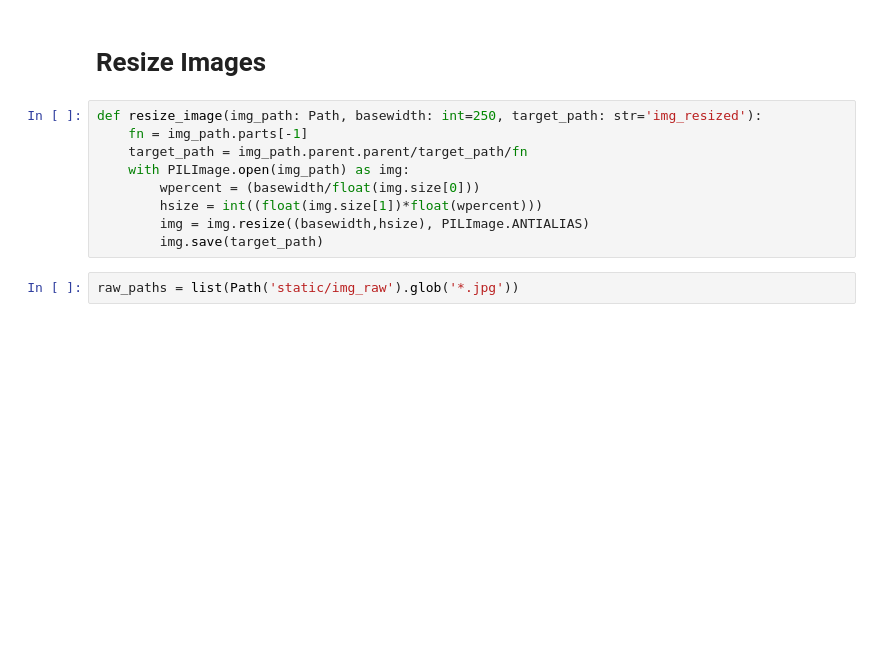
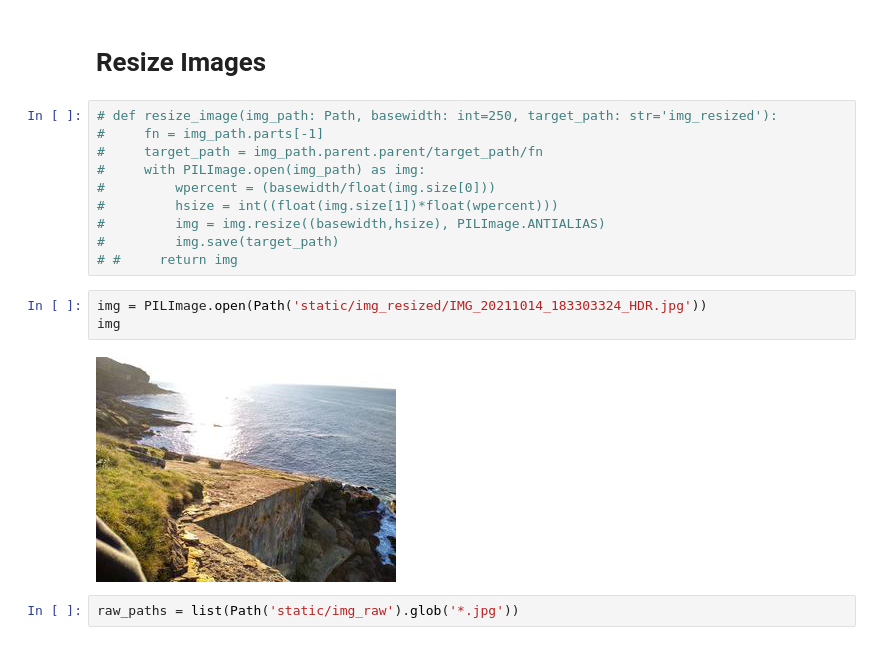
Before and after one commit to scheu-dev/nomadmap, a Jupyter notebook: notebooks/01_read_meta.ipynb, the cells around one changed output. Drawn from its saved outputs; the diff is of its cells as text; blank space fills up the shorter version.

```diff
--- a/notebooks/01_read_meta.ipynb
+++ b/notebooks/01_read_meta.ipynb
@@ -9,14 +9,20 @@ from exif import Image
 # %% [markdown]
 # Resize Images
 # %%
-def resize_image(img_path: Path, basewidth: int=250, target_path: str='img_resized'):
-    fn = img_path.parts[-1]
-    target_path = img_path.parent.parent/target_path/fn
-    with PILImage.open(img_path) as img:
-        wpercent = (basewidth/float(img.size[0]))
-        hsize = int((float(img.size[1])*float(wpercent)))
-        img = img.resize((basewidth,hsize), PILImage.ANTIALIAS)
-        img.save(target_path)
+# def resize_image(img_path: Path, basewidth: int=250, target_path: str='img_resized'):
+#     fn = img_path.parts[-1]
+#     target_path = img_path.parent.parent/target_path/fn
+#     with PILImage.open(img_path) as img:
+#         wpercent = (basewidth/float(img.size[0]))
+#         hsize = int((float(img.size[1])*float(wpercent)))
+#         img = img.resize((basewidth,hsize), PILImage.ANTIALIAS)
+#         img.save(target_path)
+# #     return img
+# %%
+img = PILImage.open(Path('static/img_resized/IMG_20211014_183303324_HDR.jpg'))
+img
+# %% [output]
+[figure, added]
 # %%
 raw_paths = list(Path('static/img_raw').glob('*.jpg'))
 # %%
```
Also changed, not shown: parts of 22 cells of this notebook, 5 other files.
